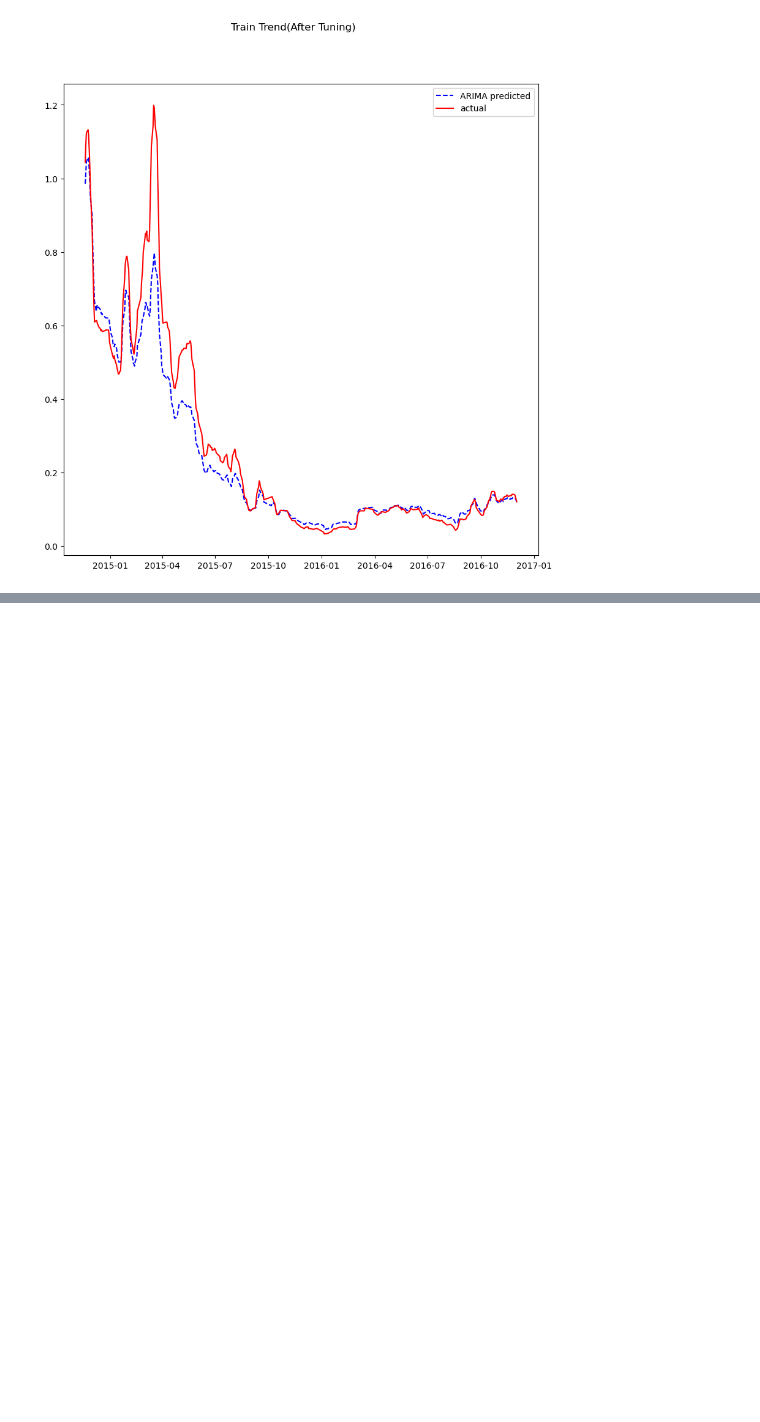
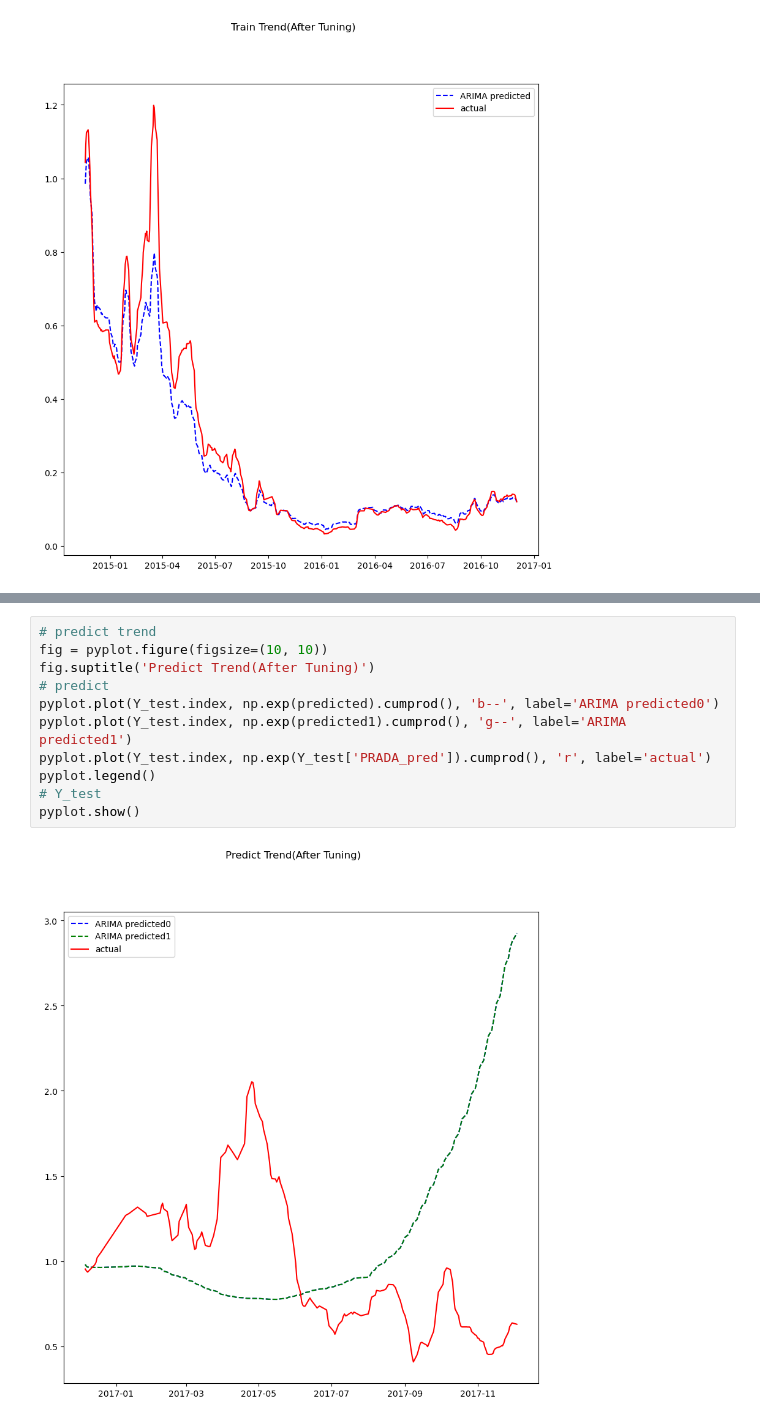
Before and after one commit to cmgun/ML-practice, a Jupyter notebook: game/HKPrada/homework.ipynb, the cells around one changed output, grey strips where cells are left out. Drawn from its saved outputs; the diff is of its cells as text; blank space fills up the shorter version.

```diff
--- a/game/HKPrada/homework.ipynb
+++ b/game/HKPrada/homework.ipynb
@@ -608,0 +652,13 @@ pyplot.show()
+# %%
+# predict trend
+fig = pyplot.figure(figsize=(10, 10))
+fig.suptitle('Predict Trend(After Tuning)')
+# predict
+pyplot.plot(Y_test.index, np.exp(predicted).cumprod(), 'b--', label='ARIMA predicted0')
+pyplot.plot(Y_test.index, np.exp(predicted1).cumprod(), 'g--', label='ARIMA predicted1')
+pyplot.plot(Y_test.index, np.exp(Y_test['PRADA_pred']).cumprod(), 'r', label='actual')
+pyplot.legend()
+# Y_test
+pyplot.show()
+# %% [output]
+[figure, added]
```
Also changed, not shown: parts of 11 cells of this notebook, 1 other file.
